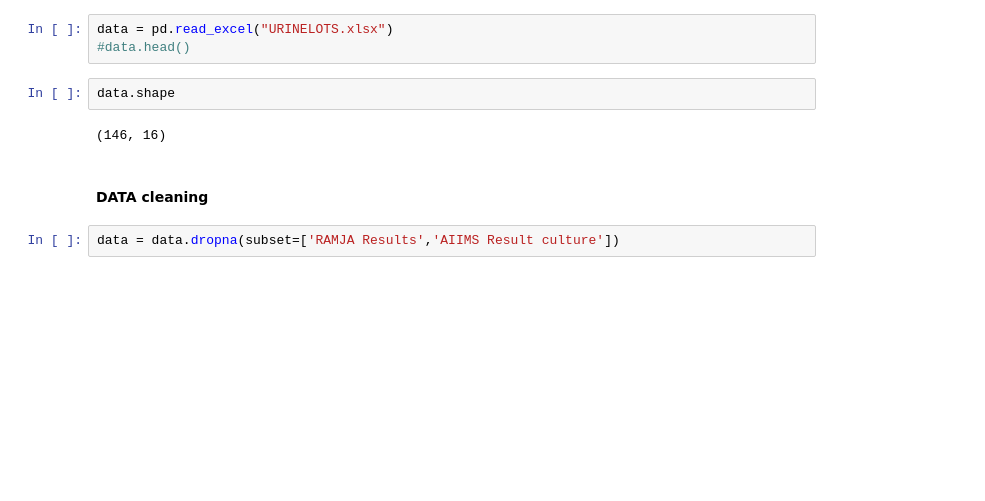
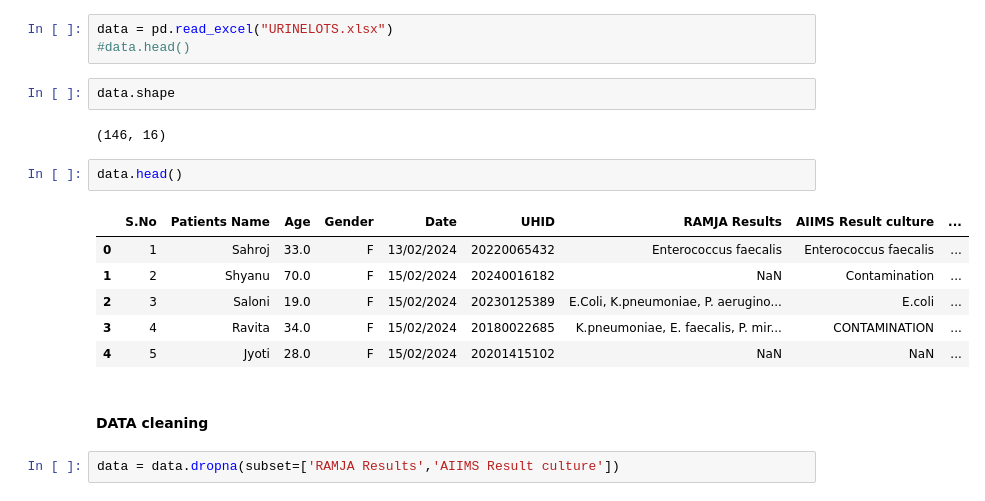
Before and after one commit to neeliit/DiagnosticsPy, a Jupyter notebook: datacleaning.ipynb, the cells around one changed output. Drawn from its saved outputs; the diff is of its cells as text; blank space fills up the shorter version.

```diff
--- a/datacleaning.ipynb
+++ b/datacleaning.ipynb
@@ -8,6 +8,15 @@ data = pd.read_excel("URINELOTS.xlsx")
 data.shape
 # %% [output]
 (146, 16)
+# %%
+data.head()
+# %% [output]
+|  | S.No | Patients Name | Age | Gender | Date | UHID | RAMJA Results | AIIMS Result culture | ... |
+| 0 | 1 | Sahroj | 33.0 | F | 13/02/2024 | 20220065432 | Enterococcus faecalis | Enterococcus faecalis | ... |
+| 1 | 2 | Shyanu | 70.0 | F | 15/02/2024 | 20240016182 | NaN | Contamination | ... |
+| 2 | 3 | Saloni | 19.0 | F | 15/02/2024 | 20230125389 | E.Coli, K.pneumoniae, P. aerugino... | E.coli | ... |
+| 3 | 4 | Ravita | 34.0 | F | 15/02/2024 | 20180022685 | K.pneumoniae, E. faecalis, P. mir... | CONTAMINATION | ... |
+| 4 | 5 | Jyoti | 28.0 | F | 15/02/2024 | 20201415102 | NaN | NaN | ... |
 # %% [markdown]
 #### DATA cleaning
 # %%
```
Also changed, not shown: parts of 1 cell of this notebook, 1 other file.
